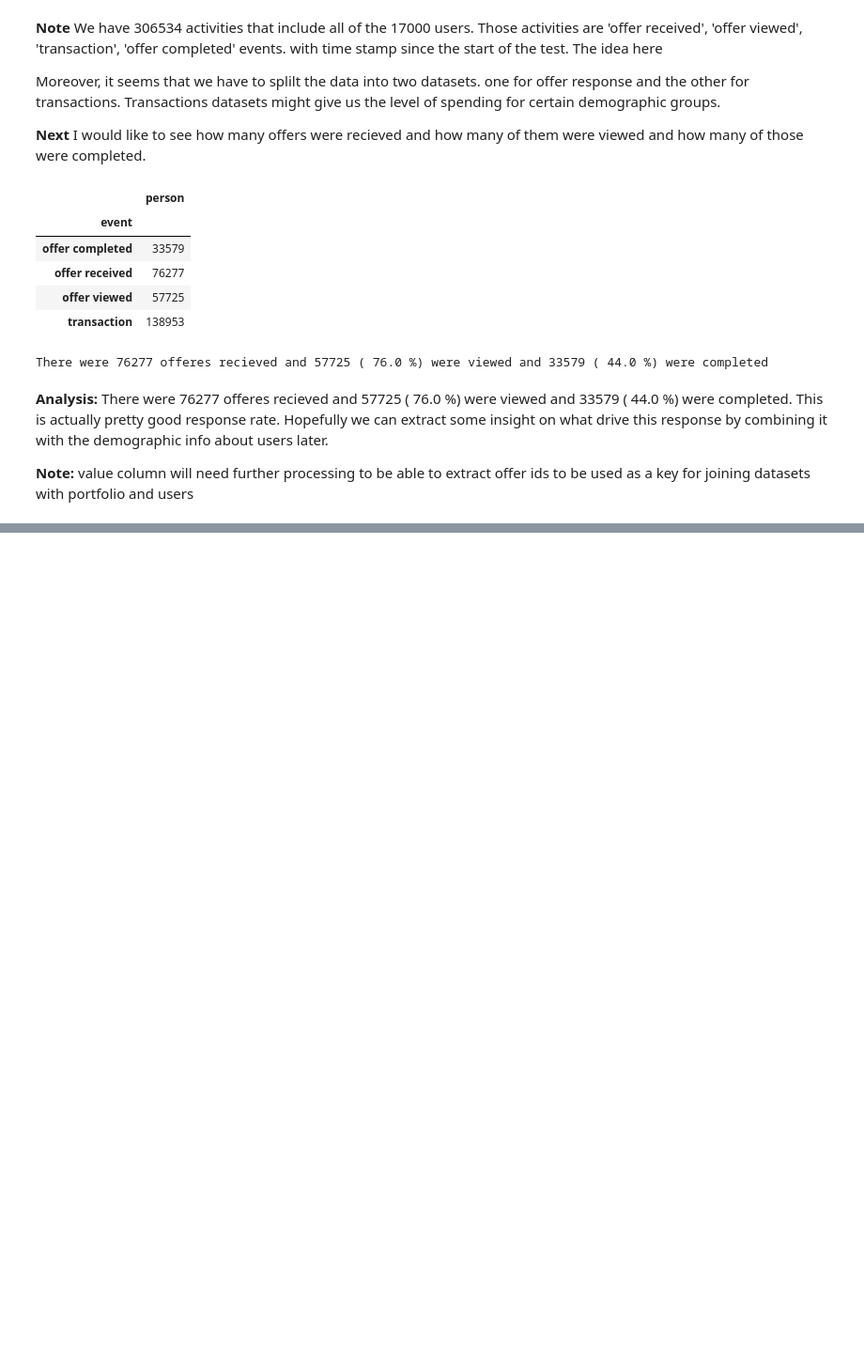
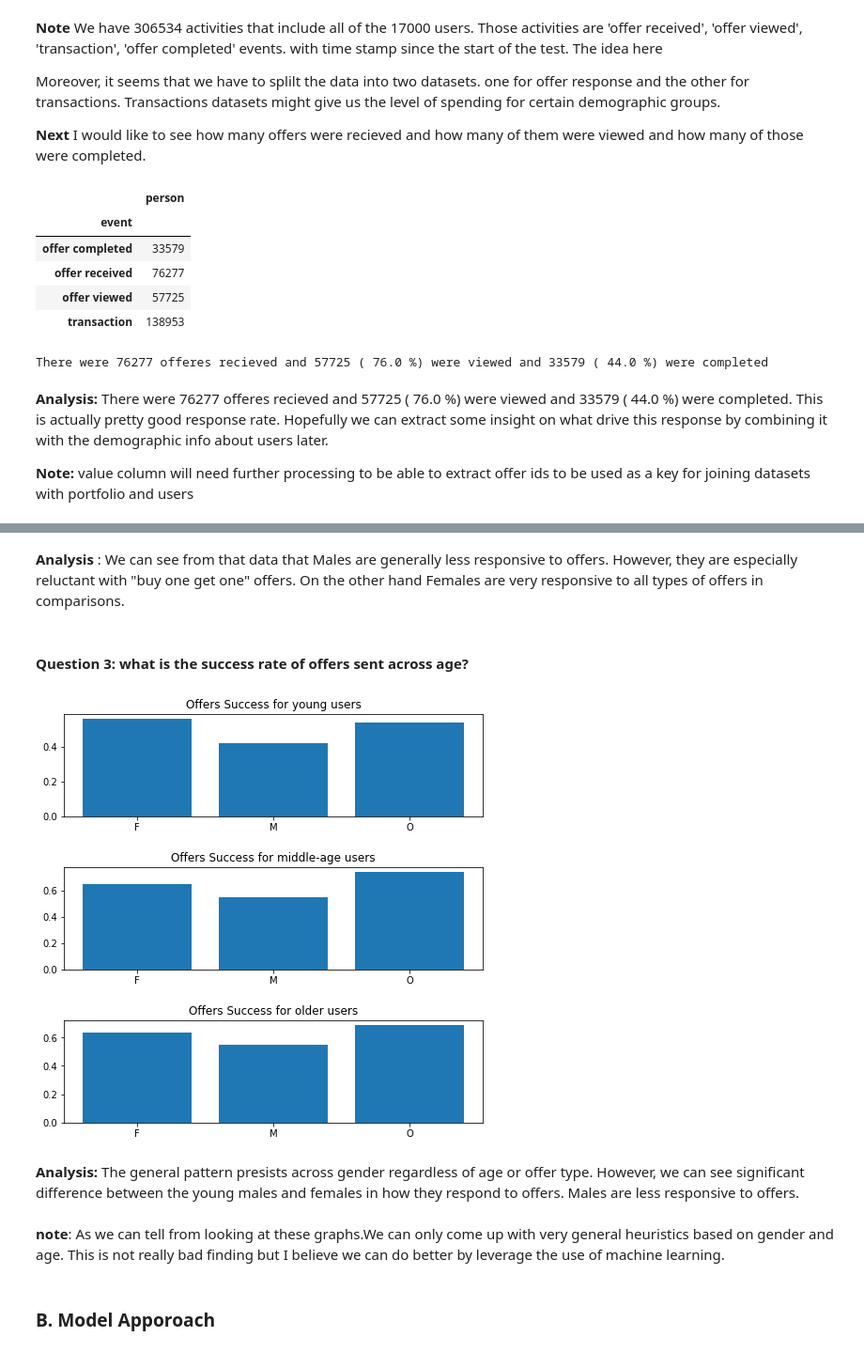
Before and after one commit to Hussain-Alsalman/Starbucks_Capstone_Challenge, a Jupyter notebook: Starbucks_Capstone_notebook.ipynb, the cells around one changed output, grey strips where cells are left out. Shown: that part at 94% size. Cells and saved outputs as stored; diff of their text form; code cells hidden in the pictures; blank space fills up the shorter version.

```diff
--- a/Starbucks_Capstone_notebook.ipynb
+++ b/Starbucks_Capstone_notebook.ipynb
@@ -432,0 +679,30 @@ Discussion is made as to how at least one aspect of the implementation could be
+# %% [markdown]
+
+
+**Analysis** : We can see from that data that Males are generally less responsive to offers. However, they are especially reluctant with "buy one get one" offers. On the other hand Females are very responsive to all types of offers in comparisons.
+# %% [markdown]
+#### Question 3: what is the success rate of offers sent across age?
+# %%
+fig, (ax1, ax2, ax3) = plt.subplots(3,figsize=(8, 8))
+
+ax1.bar(x=np.arange(3),height = get_graph_gender(analytic_df.loc[(analytic_df.age <= 35) ,:]))
+ax1.set_title("Offers Success for young users")
+ax2.bar(x=np.arange(3),height = get_graph_gender(analytic_df.loc[(analytic_df["age"] > 35) & (analytic_df["age"] <= 55),:]))
+ax2.set_title("Offers Success for middle-age users")
+ax3.bar(x=np.arange(3),height = get_graph_gender(analytic_df.loc[(analytic_df.age > 55),:]))
+ax3.set_title("Offers Success for older users")
+ax1.set_xticks(np.arange(3)); ax1.set_xticklabels(['F', 'M', 'O'])
+ax2.set_xticks(np.arange(3)); ax2.set_xticklabels(['F', 'M', 'O'])
+ax3.set_xticks(np.arange(3)); ax3.set_xticklabels(['F', 'M', 'O'])
+plt.subplots_adjust( hspace=.5)
+plt.show()
+# %% [output]
+[figure, added]
+# %% [markdown]
+**Analysis:** The general pattern presists across gender regardless of age or offer type. However, we can see significant  difference between the young males and females in how they respond to offers. Males are less responsive to offers.
+# %% [markdown]
+
+**note**: As we can tell from looking at these graphs.We can only come up with very general heuristics based on gender and age. This is not really bad finding but I believe we can do better by leverage the use of machine learning.
+# %% [markdown]
+
+### B. Model Apporoach
```
Also changed, not shown: parts of 71 cells of this notebook.
